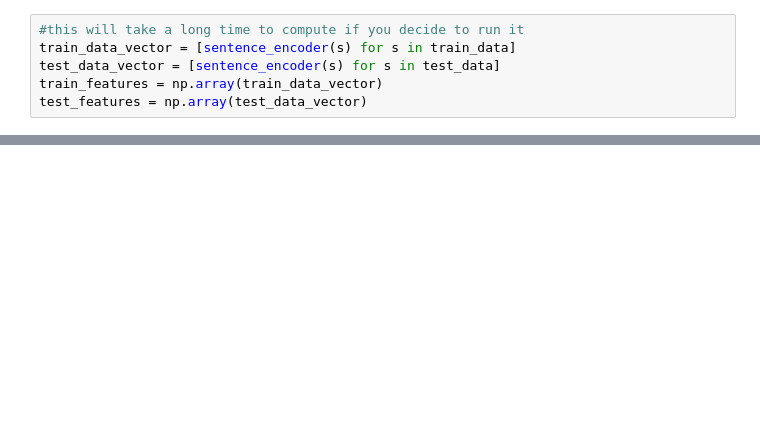
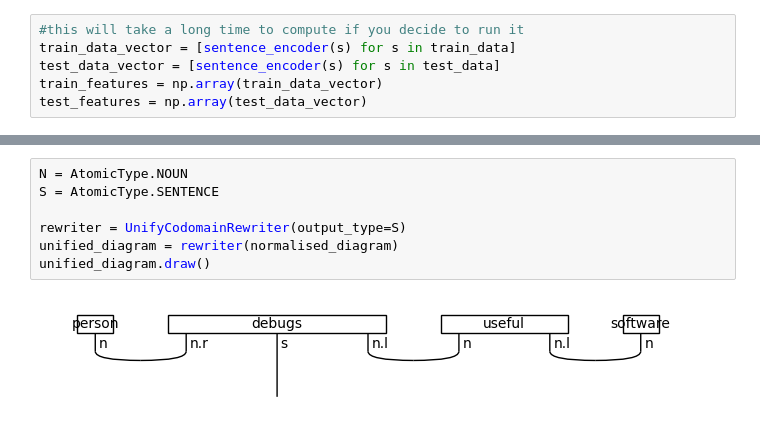
Before and after one commit to Frozha/quantum-text-classifier, a Jupyter notebook: discocatencoder.ipynb, the cells around one changed output, grey strips where cells are left out. Drawn from its saved outputs; the diff is of its cells as text; blank space fills up the shorter version.

```diff
--- a/discocatencoder.ipynb
+++ b/discocatencoder.ipynb
@@ -290,0 +192,9 @@ QSVC                                    |       0.47
+# %%
+N = AtomicType.NOUN
+S = AtomicType.SENTENCE
+
+rewriter = UnifyCodomainRewriter(output_type=S)
+unified_diagram = rewriter(normalised_diagram)
+unified_diagram.draw()
+# %% [output]
+[figure, added]
```
Also changed, not shown: parts of 35 cells of this notebook, 7 other files.
